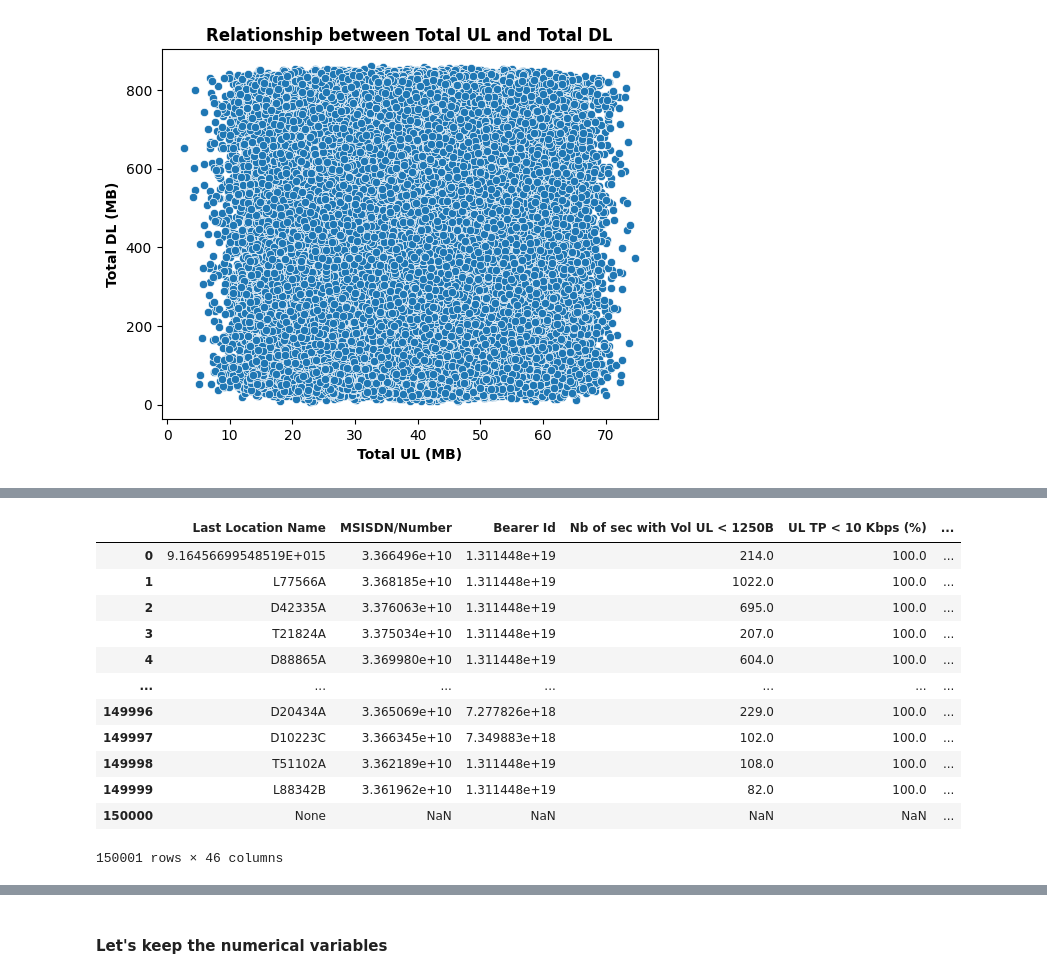
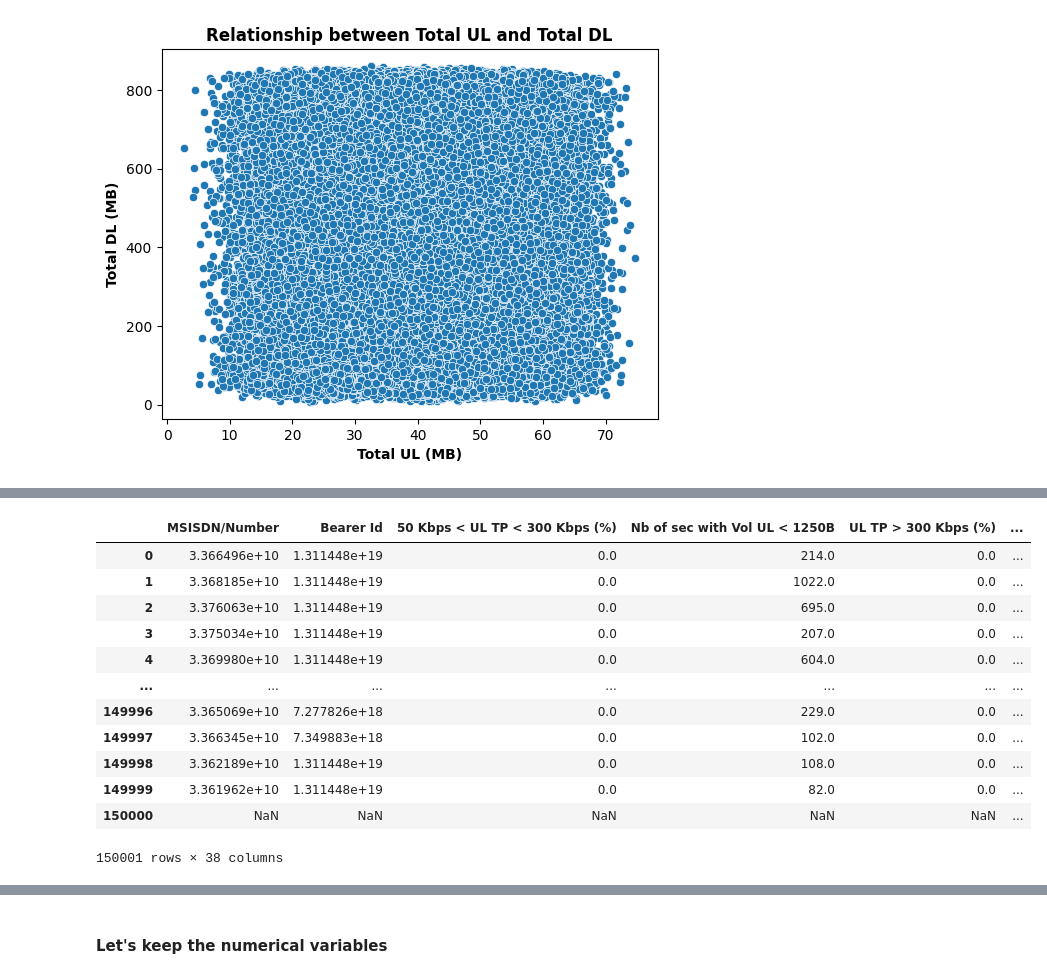
Before and after one commit to Roseco-crs/10Academy_week_1_Telecom_Industry, a Jupyter notebook: code/extract_data.ipynb, the cells around one changed output, grey strips where cells are left out. Saved outputs shown, nothing was run; the diff lists cells and outputs as text; code cells hidden in the pictures.

```diff
--- a/code/extract_data.ipynb
+++ b/code/extract_data.ipynb
@@ -144,8 +200,12 @@ df.describe()
 # %% [markdown]
 Let's create a duration in seconds
 # %%
-df['Dur. (s)'] = df['Dur. (ms)'] / 1000
-df['Dur. (s)'].describe()
+# create a copy of my data
+dff = df.copy()
+
+# create new features by converting Bytes to MegaBytes
+dff['Dur. (s)'] = df['Dur. (ms)'] / 1000
+dff['Dur. (s)'].describe()
 # %% [output]
 count    150000.000000
 mean        104.608560
@@ -180,9 +242,9 @@ plt.show()
 # %% [markdown]
 #### Univariate Analysis on Data Volume
 # %%
-df[['Total UL (MB)', 'Total DL (MB)']] = df[['Total UL (Bytes)', 'Total DL (Bytes)']] / 1024 / 1024
+dff[['Total UL (MB)', 'Total DL (MB)']] = dff[['Total UL (Bytes)', 'Total DL (Bytes)']] / 1024 / 1024
 
-df[['Total UL (MB)', 'Total DL (MB)']].describe()
+dff[['Total UL (MB)', 'Total DL (MB)']].describe()
 # %% [output]
 |  | Total UL (MB) | Total DL (MB) |
 | count | 150000.000000 | 150000.000000 |
@@ -286,11 +343,12 @@ The Telecom database contains 11.86% missing values
 # %%
-# converting the columns of our data into a list.
-missing = []
-col = df.columns.tolist()
-# add corresponding feature and missing value percentage into missing[]
-for i in col:
-    missing.append((i, percent_missing(df[i])))
+def missing_value_with_percentage(df):
+    # converting the columns of our data into a list.
+    missing = []
+    col = df.columns.tolist()
+    # add corresponding feature and missing value percentage into missing[]
+    for i in col:
+        missing.append((i, percent_missing(df[i])))
 
-missing_percent = pd.DataFrame(missing, columns = ['Features', 'MissingPercentage'])
-missing_sorted = missing_percent.sort_values(by='MissingPercentage', ascending=False)
-missing_sorted.head(15)
+    missing_percent = pd.DataFrame(missing, columns = ['Features', 'MissingPercentage'])
+    missing_sorted = missing_percent.sort_values(by='MissingPercentage', ascending=False)
+    return missing_sorted
@@ -313,0 +355,4 @@ missing_sorted.head(15)
+# %%
+# Display top 15 missing values
+missing_sorted = missing_value_with_percentage(df_num)
+missing_sorted.head(15)
@@ -314,20 +376,20 @@ missing_sorted.head(15)
 # %%
-# keep columns with a missing percentage less or equal to 12%
-useful_columns = missing_sorted[missing_sorted['MissingPercentage']<12]['Features'].tolist()
-df = df[useful_columns]
-df
+# keep columns with a missing percentage less or equal to 18%
+useful_columns = missing_sorted[missing_sorted['MissingPercentage'] < 12 ]['Features'].tolist()
+df_num = df_num[useful_columns]
+df_num
 # %% [output]
-|  | Last Location Name | MSISDN/Number | Bearer Id | Nb of sec with Vol UL < 1250B | UL TP < 10 Kbps (%) | ... |
-| 0 | 9.16456699548519E+015 | 3.366496e+10 | 1.311448e+19 | 214.0 | 100.0 | ... |
-| 1 | L77566A | 3.368185e+10 | 1.311448e+19 | 1022.0 | 100.0 | ... |
-| 2 | D42335A | 3.376063e+10 | 1.311448e+19 | 695.0 | 100.0 | ... |
-| 3 | T21824A | 3.375034e+10 | 1.311448e+19 | 207.0 | 100.0 | ... |
-| 4 | D88865A | 3.369980e+10 | 1.311448e+19 | 604.0 | 100.0 | ... |
+|  | MSISDN/Number | Bearer Id | 50 Kbps < UL TP < 300 Kbps (%) | Nb of sec with Vol UL < 1250B | UL TP > 300 Kbps (%) | ... |
+| 0 | 3.366496e+10 | 1.311448e+19 | 0.0 | 214.0 | 0.0 | ... |
+| 1 | 3.368185e+10 | 1.311448e+19 | 0.0 | 1022.0 | 0.0 | ... |
+| 2 | 3.376063e+10 | 1.311448e+19 | 0.0 | 695.0 | 0.0 | ... |
+| 3 | 3.375034e+10 | 1.311448e+19 | 0.0 | 207.0 | 0.0 | ... |
+| 4 | 3.369980e+10 | 1.311448e+19 | 0.0 | 604.0 | 0.0 | ... |
 | ... | ... | ... | ... | ... | ... | ... |
-| 149996 | D20434A | 3.365069e+10 | 7.277826e+18 | 229.0 | 100.0 | ... |
-| 149997 | D10223C | 3.366345e+10 | 7.349883e+18 | 102.0 | 100.0 | ... |
-| 149998 | T51102A | 3.362189e+10 | 1.311448e+19 | 108.0 | 100.0 | ... |
-| 149999 | L88342B | 3.361962e+10 | 1.311448e+19 | 82.0 | 100.0 | ... |
-| 150000 | None | NaN | NaN | NaN | NaN | ... |
+| 149996 | 3.365069e+10 | 7.277826e+18 | 0.0 | 229.0 | 0.0 | ... |
+| 149997 | 3.366345e+10 | 7.349883e+18 | 0.0 | 102.0 | 0.0 | ... |
+| 149998 | 3.362189e+10 | 1.311448e+19 | 0.0 | 108.0 | 0.0 | ... |
+| 149999 | 3.361962e+10 | 1.311448e+19 | 0.0 | 82.0 | 0.0 | ... |
+| 150000 | NaN | NaN | NaN | NaN | NaN | ... |
-150001 rows × 46 columns
+150001 rows × 38 columns
 # %%
```
Also changed, not shown: parts of 27 cells of this notebook.
